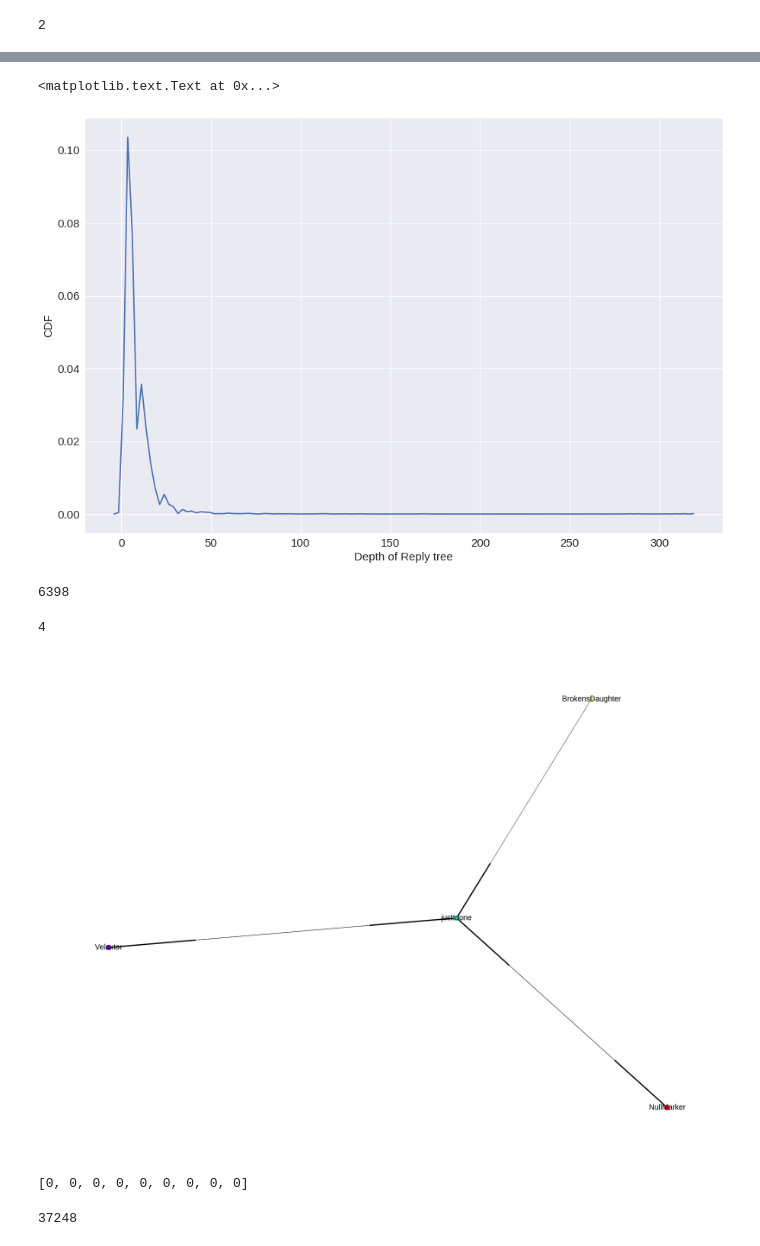
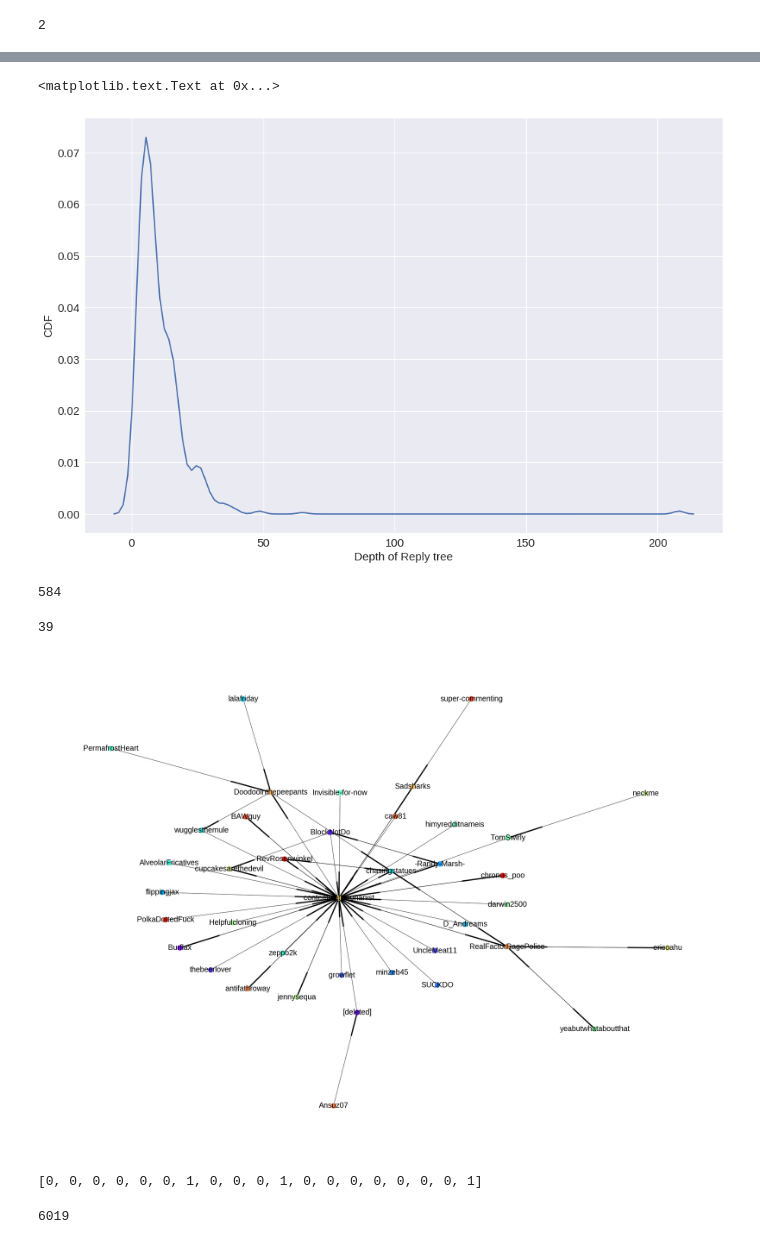
Before and after one commit to sagarjoglekar/redditTools, a Jupyter notebook: Notebooks/SuicideWatchSubreddit.ipynb, the cells around one changed output, grey strips where cells are left out. Drawn from its saved outputs; the diff is of its cells as text; code cells hidden in the pictures.

```diff
--- a/Notebooks/SuicideWatchSubreddit.ipynb
+++ b/Notebooks/SuicideWatchSubreddit.ipynb
@@ -237,7 +231,7 @@ plt.show()
 # print nx.get_node_attributes(cascadeGraph,'text')
 # %%
 # Allgraphs = "../Data/reddit_suicideWatch/SW_morethan10_graphs_complete_revised/SW_morethan10_deeper_replygraphs.pkl"
-Allgraphs = "../Data/reddit_CMV/CMV_graph/CMV_TopPost.pkl"
+Allgraphs = "../Data/reddit_CMV/CMV_sub_FP_graph/CMV_TopPosts_replygraphs.pkl"
 # %%
 allGraphs = pkl.load(open(Allgraphs,'rb'))
 # %%
@@ -266,7 +260,8 @@ nx.draw(allGraphs[allGraphs.keys()[15]])
 #     for k in textDict:
 #         dict_writer.writerow({'postid': k , 'text': textDict[k]})
 # %%
-LIWC = pd.read_csv("/datasets_1/sagarj/IoPPN_collab/reddit_suicideWatch/LIWC2015_SWTextComplete.csv")
+# LIWC = pd.read_csv("/datasets_1/sagarj/IoPPN_collab/reddit_suicideWatch/LIWC2015_SWTextDeeper.csv")
+LIWC= pd.read_csv("/datasets_1/sagarj/IoPPN_collab/reddit_CMV/LIWC2015_reddit_CMF_FP_text.csv")
 # %%
 len(LIWC)
 # %% [output]
@@ -330,21 +325,22 @@ testGraph = allGraphs[allGraphs.keys()[10]]
 nodes =nx.get_node_attributes(testGraph,'author')
 edges = testGraph.edges()
 # %%
-cascadeGraph = allGraphs[allGraphs.keys()[10]]
-sizes = getScaledSizes(cascadeGraph)
-pos = graphviz_layout(cascadeGraph, prog='neato')
+# cascadeGraph = allGraphs[allGraphs.keys()[51]]
+# sizes = getScaledSizes(cascadeGraph)
+# print sizes
+# pos = graphviz_layout(cascadeGraph, prog='neato')
 
-usr = list(set(nx.get_node_attributes(cascadeGraph, 'author').values()))
-print len(usr)
-color=cm.rainbow(np.linspace(0,1,len(usr)))
-colorMap = []
-lls = {}
-for node in cascadeGraph:
-    c = usr.index(cascadeGraph.node[node]['author'])
-    colorMap.append(color[c])
-    lls[node] = cascadeGraph.node[node]['author']
-fig, ax = plt.subplots()
-fig.set_size_inches(40, 30)
-#
-nx.draw(cascadeGraph,pos=pos ,node_size=scaledSizes ,node_color=colorMap , with_labels = True , labels = lls , font_size=25)
-plt.show()
+# usr = list(set(nx.get_node_attributes(cascadeGraph, 'author').values()))
+# print len(usr)
+# color=cm.rainbow(np.linspace(0,1,len(usr)))
+# colorMap = []
+# lls = {}
+# for node in cascadeGraph:
+#     c = usr.index(cascadeGraph.node[node]['author'])
+#     colorMap.append(color[c])
+#     lls[node] = cascadeGraph.node[node]['author']
+# fig, ax = plt.subplots()
+# fig.set_size_inches(40, 30)
+# #
+# nx.draw(cascadeGraph,pos=pos ,node_size=sizes ,node_color=colorMap , with_labels = True , labels = lls , font_size=25)
+# plt.show()
@@ -406,7 +386,7 @@ plt.xlabel("Depth of Reply tree", fontsize = 15)
 plt.ylabel("CDF", fontsize = 15)
 # %% [output]
 <matplotlib.text.Text at 0x...>
-[figure, old version]
+[figure, new version]
 # %%
 userGraphs = {}
 for i in allGraphs:
@@ -439,7 +419,7 @@ for i in allGraphs:
 # %%
 len(userGraphs)
 # %% [output]
-6398
+584
 # %%
 key = userGraphs.keys()[12]
 
@@ -463,32 +443,32 @@ key = userGraphs.keys()[12]
 # nx.draw(cascadeGraph,pos=pos ,node_size=scaledSizes ,node_color=colorMap , with_labels = True , labels = lls , font_size=25)
 # plt.show()
 # %%
-key = userGraphs.keys()[1098]
+key = userGraphs.keys()[75]
 ugraph = userGraphs[key]
 # sizes = getScaledSizes(cascadeGraph)
 pos = graphviz_layout(ugraph, prog='neato')
 
 usr = ugraph.nodes()
 print len(usr)
 color=cm.rainbow(np.linspace(0,1,len(usr)))
 colorMap = []
 lls = {}
 for node in ugraph:
     c = usr.index(node)
     colorMap.append(color[c])
     lls[node] = node
 fig, ax = plt.subplots()
 fig.set_size_inches(40, 30)
 #
 nx.draw(ugraph,pos=pos ,node_color=colorMap , with_labels = True , labels = lls , font_size=25)
 plt.show()
 # %% [output]
-4
+39
-[figure, old version]
+[figure, new version]
 # %%
 nx.triangles(userGraphs[key].to_undirected()).values()
 # %% [output]
-[0, 0, 0, 0, 0, 0, 0, 0, 0]
+[0, 0, 0, 0, 0, 0, 1, 0, 0, 0, 1, 0, 0, 0, 0, 0, 0, 0, 1]
 # %%
 rootAffects = []
 for k in allGraphs:
@@ -570,7 +550,7 @@ for k in allGraphs:
 
 print len(rootAuthors)
 # %% [output]
-37248
+6019
 # %%
 sns.distplot(maxSentimentDepth)
 # %% [output]
```
Also changed, not shown: parts of 41 cells of this notebook, 8 other files.
